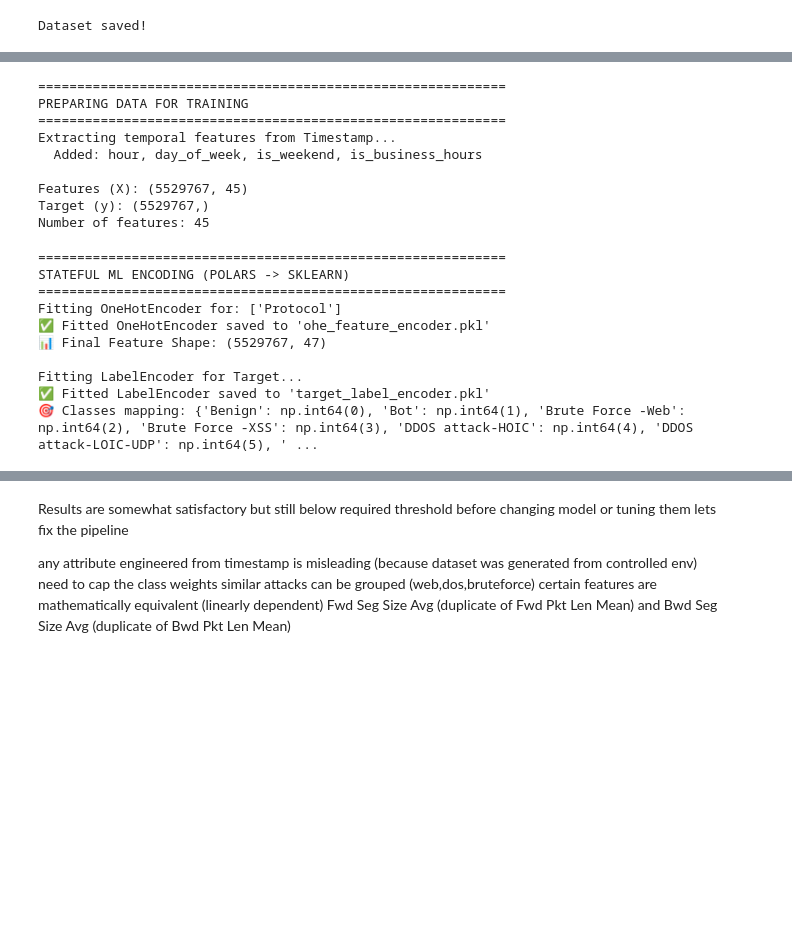
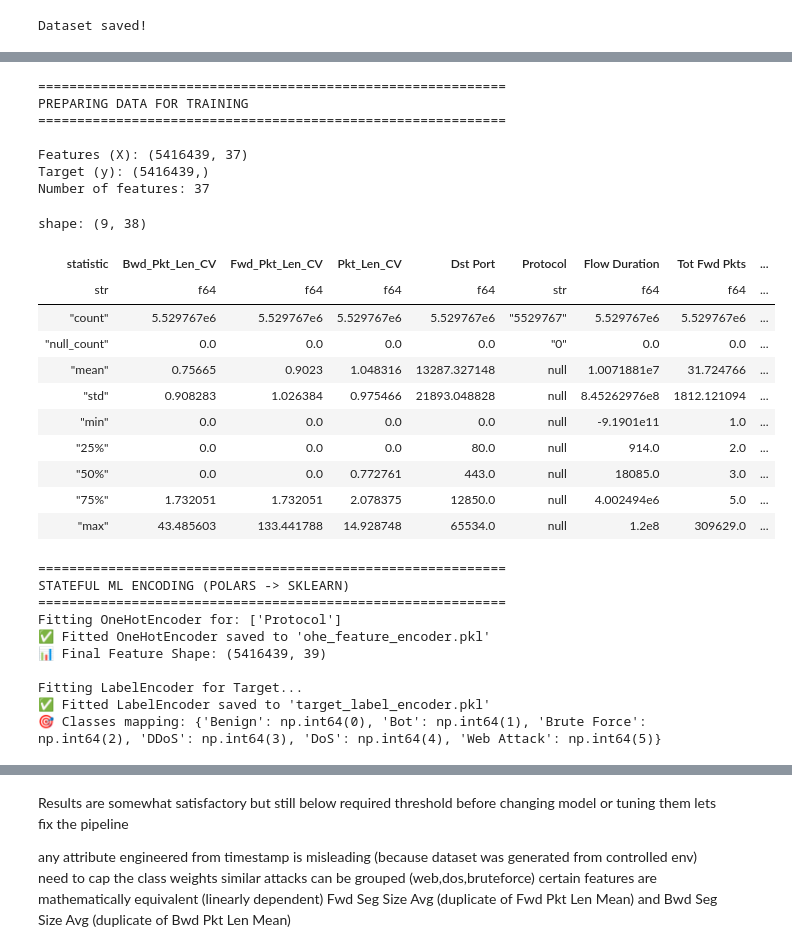
Before and after one commit to Humais2004/ML-Intrusion-Detection, a Jupyter notebook: code/re-engineering.ipynb, the cells around one changed output, grey strips where cells are left out. Drawn from its saved outputs; the diff is of its cells as text; code cells hidden in the pictures; blank space fills up the shorter version.

```diff
--- a/code/re-engineering.ipynb
+++ b/code/re-engineering.ipynb
@@ -604,35 +707,10 @@ print("\n" + "="*60)
 print("PREPARING DATA FOR TRAINING")
 print("="*60)
 
-df = pl.read_parquet("..//output//paquets//train//6_train_feature_engineered.parquet")
-
-# Extract useful features from Timestamp if it exists
-if 'Timestamp' in df.columns:
-    print("Extracting temporal features from Timestamp...")
-
-    # Ensure Timestamp is a datetime type before extracting features
-    time_col = pl.col('Timestamp')
-    if df.schema['Timestamp'] == pl.String:
-        time_col = time_col.str.to_datetime(strict=False)
-
-    df = df.with_columns([
-        time_col.dt.hour().alias('hour'),
-        # Polars weekday is 1(Mon)-7(Sun). We subtract 1 to match Pandas 0-6 format.
-        (time_col.dt.weekday() - 1).alias('day_of_week')
-    ]).with_columns([
-        # Now we can safely calculate weekend and business hours
-        (pl.col('day_of_week') >= 5).cast(pl.Int32).alias('is_weekend'),
-        ((pl.col('hour') >= 9) & (pl.col('hour') <= 17)).cast(pl.Int32).alias('is_business_hours')
-    ])
-
-    # Fill any nulls generated by invalid timestamps with 0 to prevent ML crashes
-    df = df.with_columns([
-        pl.col(['hour', 'day_of_week', 'is_weekend', 'is_business_hours']).fill_null(0)
-    ])
-    print("  Added: hour, day_of_week, is_weekend, is_business_hours")
+df = pl.read_parquet("..//output2//parquets//train//8_train_macro_grouped.parquet")
 
 # Drop non-numeric columns that can't be used for training
-cols_to_drop = ['Label', 'Timestamp']
+cols_to_drop = ['Label','Timestamp']
 
 
 
@@ -650,11 +728,9 @@ print(f"Number of features: {X.shape[1]}")
 ============================================================
 PREPARING DATA FOR TRAINING
 ============================================================
-Extracting temporal features from Timestamp...
-  Added: hour, day_of_week, is_weekend, is_business_hours
 
-Features (X): (5529767, 45)
-Target (y): (5529767,)
-Number of features: 45
+Features (X): (5416439, 37)
+Target (y): (5416439,)
+Number of features: 37
 # %%
 # Save X (already a DataFrame)
@@ -665,3 +743,18 @@ y.to_frame().write_parquet("..//output//paquets//train//8_y_train.parquet")
+# %%
+X.describe()
+# %% [output]
+shape: (9, 38)
+| statistic | Bwd_Pkt_Len_CV | Fwd_Pkt_Len_CV | Pkt_Len_CV | Dst Port | Protocol | Flow Duration | Tot Fwd Pkts | ... |
+| str | f64 | f64 | f64 | f64 | str | f64 | f64 | ... |
+| "count" | 5.529767e6 | 5.529767e6 | 5.529767e6 | 5.529767e6 | "5529767" | 5.529767e6 | 5.529767e6 | ... |
+| "null_count" | 0.0 | 0.0 | 0.0 | 0.0 | "0" | 0.0 | 0.0 | ... |
+| "mean" | 0.75665 | 0.9023 | 1.048316 | 13287.327148 | null | 1.0071881e7 | 31.724766 | ... |
+| "std" | 0.908283 | 1.026384 | 0.975466 | 21893.048828 | null | 8.45262976e8 | 1812.121094 | ... |
+| "min" | 0.0 | 0.0 | 0.0 | 0.0 | null | -9.1901e11 | 1.0 | ... |
+| "25%" | 0.0 | 0.0 | 0.0 | 80.0 | null | 914.0 | 2.0 | ... |
+| "50%" | 0.0 | 0.0 | 0.772761 | 443.0 | null | 18085.0 | 3.0 | ... |
+| "75%" | 1.732051 | 1.732051 | 2.078375 | 12850.0 | null | 4.002494e6 | 5.0 | ... |
+| "max" | 43.485603 | 133.441788 | 14.928748 | 65534.0 | null | 1.2e8 | 309629.0 | ... |
 # %%
 import polars as pl
 import joblib
@@ -671,8 +764,8 @@ print("="*60)
 print("STATEFUL ML ENCODING (POLARS -> SKLEARN)")
 print("="*60)
 
-X = pl.read_parquet("..//output//paquets//train//7_X_train.parquet")
-y = pl.read_parquet("..//output//paquets//train//8_y_train.parquet").get_column('Label')  # Extract Series from DataFrame
+X = pl.read_parquet("..//output2//parquets//train//9_X_train.parquet")
+y = pl.read_parquet("..//output2//parquets//train//10_y_train.parquet").get_column('Label')  # Extract Series from DataFrame
 # 1. IDENTIFY CATEGORICAL FEATURES
 categorical_cols = [
     col for col, dtype in X.schema.items()
@@ -694,7 +787,7 @@ if categorical_cols:
     encoded_array = ohe.fit_transform(X.select(categorical_cols).to_pandas())
 
     # Save the fitted object for your inference pipeline
-    joblib.dump(ohe, '..//output//downloads//encoders//1_ohe_feature_encoder.pkl')
+    joblib.dump(ohe, '..//output2//downloads//encoders//1_ohe_feature_encoder.pkl')
     print("✅ Fitted OneHotEncoder saved to 'ohe_feature_encoder.pkl'")
 
     # Rebuild the Polars DataFrame with the new OHE columns
@@ -717,7 +810,7 @@ le = LabelEncoder()
 y_encoded_array = le.fit_transform(y.to_numpy())
 
 # Save the fitted object
-joblib.dump(le, '..//output//downloads//encoders//2_target_label_encoder.pkl')
+joblib.dump(le, '..//output2//downloads//encoders//2_target_label_encoder.pkl')
 print("✅ Fitted LabelEncoder saved to 'target_label_encoder.pkl'")
 
 # (Optional) Convert back to Polars Series if you want to keep it in Polars
@@ -730,9 +823,9 @@ STATEFUL ML ENCODING (POLARS -> SKLEARN)
 ============================================================
 Fitting OneHotEncoder for: ['Protocol']
 ✅ Fitted OneHotEncoder saved to 'ohe_feature_encoder.pkl'
-📊 Final Feature Shape: (5529767, 47)
+📊 Final Feature Shape: (5416439, 39)
 
 Fitting LabelEncoder for Target...
 ✅ Fitted LabelEncoder saved to 'target_label_encoder.pkl'
-🎯 Classes mapping: {'Benign': np.int64(0), 'Bot': np.int64(1), 'Brute Force -Web': np.int64(2), 'Brute Force -XSS': np.int64(3), 'DDOS attack-HOIC': np.int64(4), 'DDOS attack-LOIC-UDP': np.int64(5), ' ...
+🎯 Classes mapping: {'Benign': np.int64(0), 'Bot': np.int64(1), 'Brute Force': np.int64(2), 'DDoS': np.int64(3), 'DoS': np.int64(4), 'Web Attack': np.int64(5)}
 # %%
```
Also changed, not shown: parts of 33 cells of this notebook.
